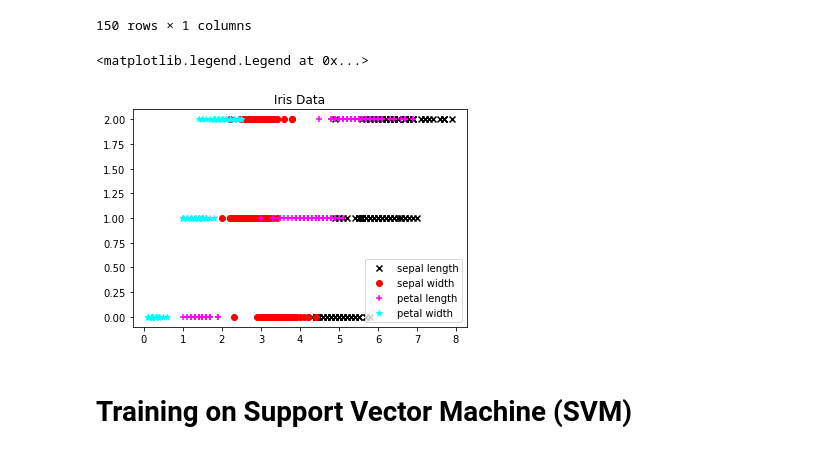
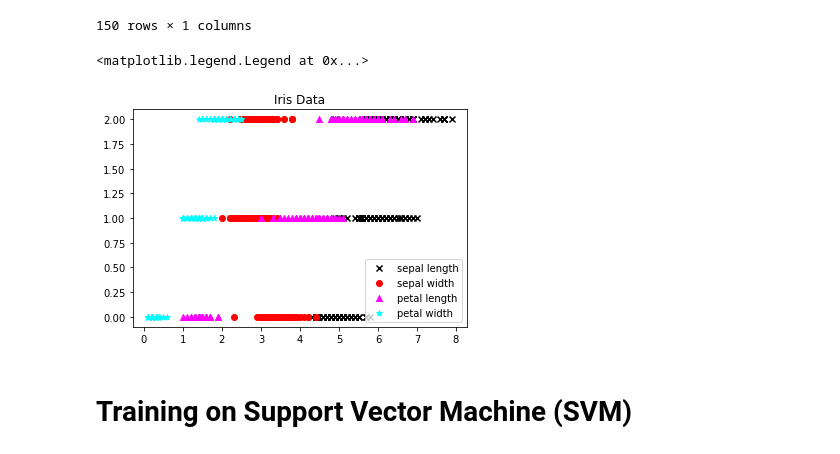
Before and after one commit to furqankhalil/SZIC-AI, a Jupyter notebook: Jupyter Notebook/Iris Datsset.ipynb, the cells around one changed output. Cells and saved outputs as stored; diff of their text form; code cells hidden in the pictures.

```diff
--- a/Jupyter Notebook/Iris Datsset.ipynb
+++ b/Jupyter Notebook/Iris Datsset.ipynb
@@ -132,14 +132,14 @@ y
 # %%
 plt.scatter(x['sepal length (cm)'], y , marker = 'x' , color = 'black',label = 'sepal length' )
 plt.scatter(x['sepal width (cm)'], y , marker = 'o' , color = 'red',label = 'sepal width' )
-plt.scatter(x['petal length (cm)'], y , marker = '+' , color = 'magenta', label = 'petal length' )
+plt.scatter(x['petal length (cm)'], y , marker = '^' , color = 'magenta', label = 'petal length' )
 plt.scatter(x['petal width (cm)'], y , marker = '*' , color = 'cyan',label = 'petal width' )
 
 plt.title('Iris Data')
 plt.legend()
 # %% [output]
 <matplotlib.legend.Legend at 0x...>
-[figure, old version]
+[figure, new version]
 # %%
 from sklearn.model_selection import train_test_split
 x_train , x_test , y_train , y_test = train_test_split(x,y , test_size = 0.2 , random_state = 40, shuffle = True)
```
Also changed, not shown: 1 other file.
